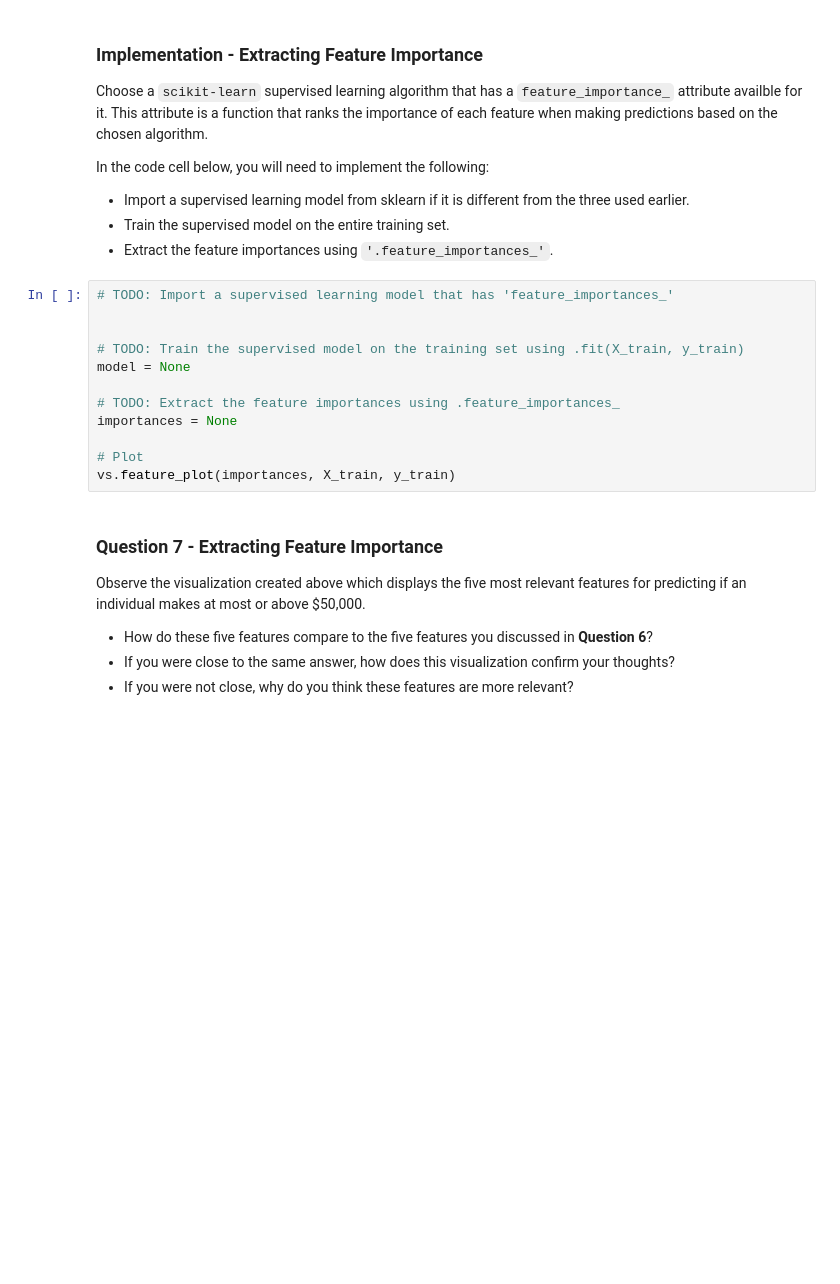
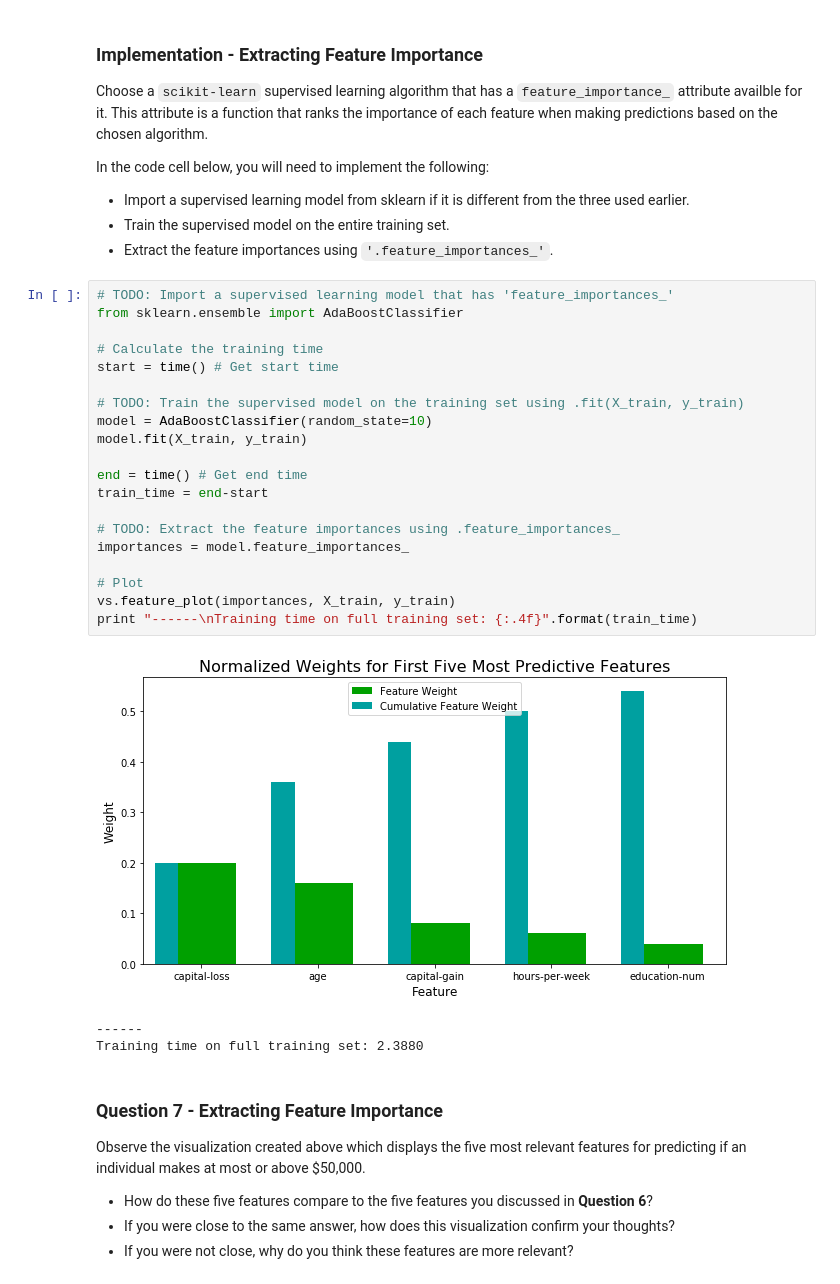
Before and after one commit to abubinski/findingDonors, a Jupyter notebook: finding_donors.ipynb, the cells around one changed output. Saved outputs shown, nothing was run; the diff lists cells and outputs as text; blank space fills up the shorter version.

```diff
--- a/finding_donors.ipynb
+++ b/finding_donors.ipynb
@@ -573,16 +559,28 @@ In the code cell below, you will need to implement the following:
  - Extract the feature importances using `'.feature_importances_'`.
 # %%
 # TODO: Import a supervised learning model that has 'feature_importances_'
+from sklearn.ensemble import AdaBoostClassifier
 
+# Calculate the training time
+start = time() # Get start time
 
 # TODO: Train the supervised model on the training set using .fit(X_train, y_train)
-model = None
+model = AdaBoostClassifier(random_state=10)
+model.fit(X_train, y_train)
+
+end = time() # Get end time
+train_time = end-start
 
 # TODO: Extract the feature importances using .feature_importances_
-importances = None
+importances = model.feature_importances_
 
 # Plot
 vs.feature_plot(importances, X_train, y_train)
+print "------\nTraining time on full training set: {:.4f}".format(train_time)
+# %% [output]
+[figure, added]
+------
+Training time on full training set: 2.3880
 # %% [markdown]
 ### Question 7 - Extracting Feature Importance
 
```
Also changed, not shown: parts of 15 cells of this notebook, 1 other file.
